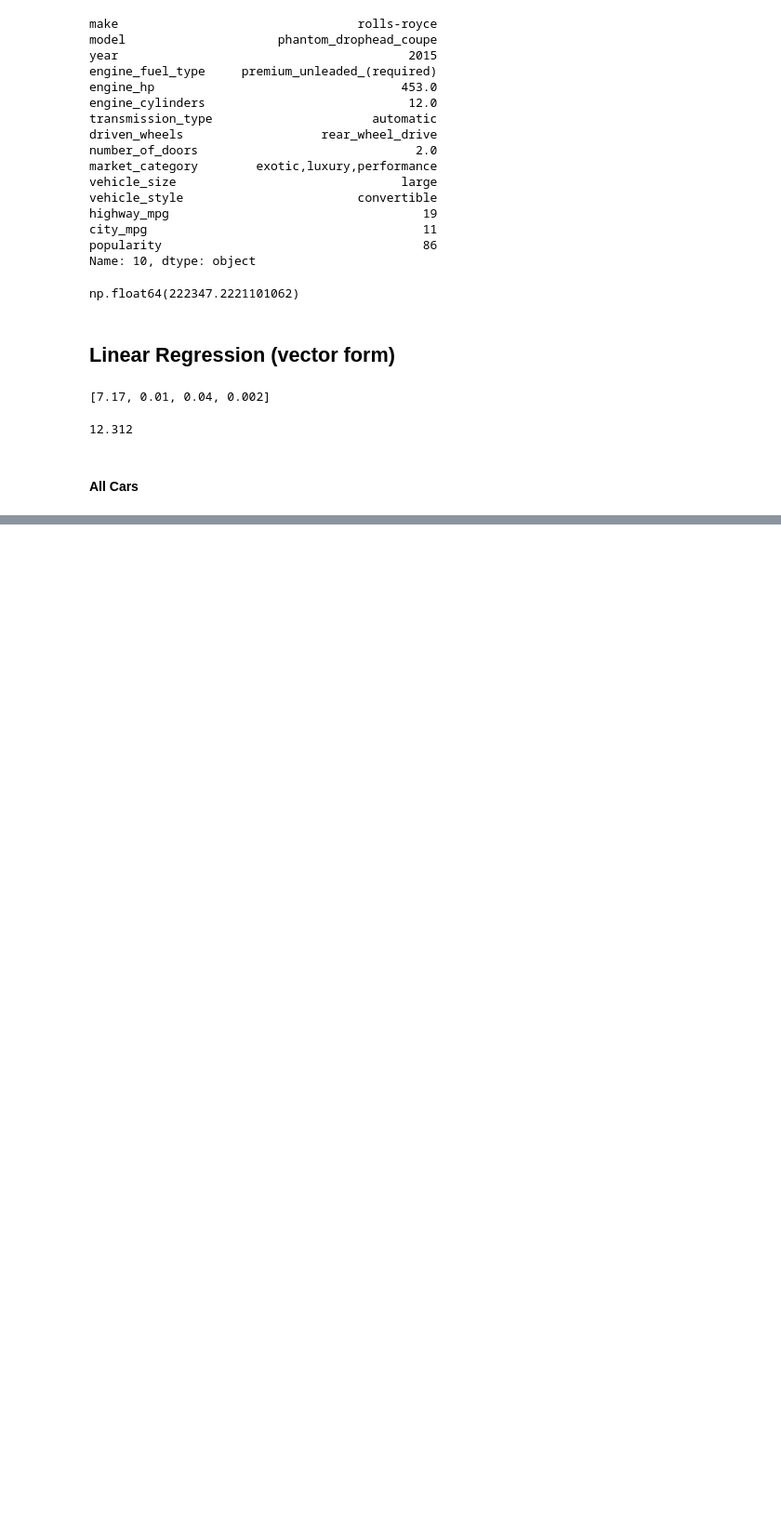
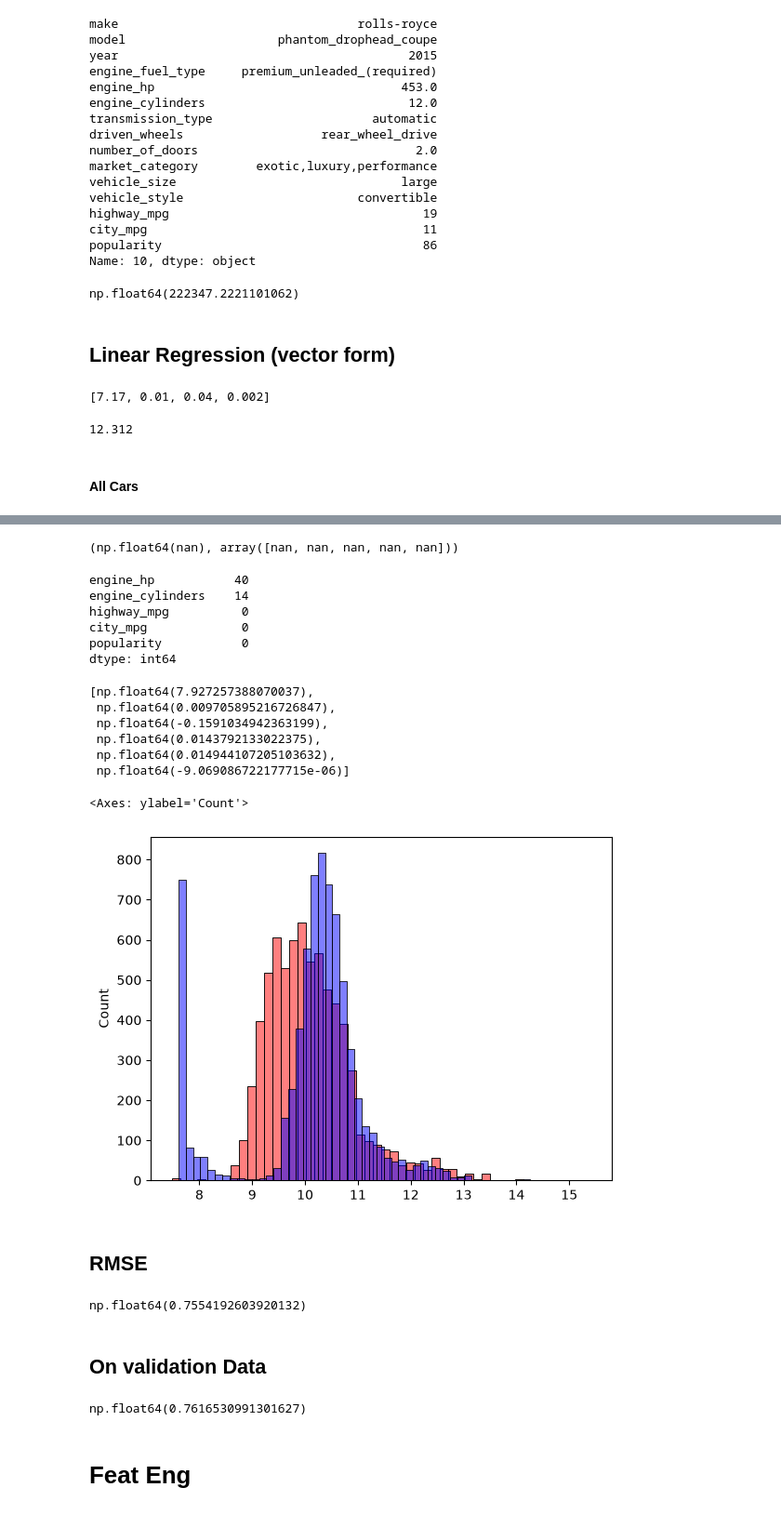
Before and after one commit to mohamadkadori/ML-zoomcamp, a Jupyter notebook: module2/car-price-1.ipynb, the cells around one changed output, grey strips where cells are left out. Shown at 93% size. Drawn from its saved outputs; the diff is of its cells as text; code cells hidden in the pictures; blank space fills up the shorter version.

```diff
--- a/module2/car-price.ipynb
+++ b/module2/car-price-1.ipynb
@@ -214,0 +250,2 @@ def linear_regression_matrix(X):
+# %%
+base = ['engine_hp', 'engine_cylinders', 'highway_mpg', 'city_mpg', 'popularity']
@@ -214,0 +265,67 @@ def linear_regression_matrix(X):
+# %%
+w0, w = train_linear_regression(X_train, y_train)
+w0,w
+# %% [output]
+(np.float64(nan), array([nan, nan, nan, nan, nan]))
+# %%
+df_train[base].isnull().sum()
+# %% [output]
+engine_hp           40
+engine_cylinders    14
+highway_mpg          0
+city_mpg             0
+popularity           0
+dtype: int64
+# %%
+X_train = df_train[base].fillna(0).values
+# %%
+w0, w = train_linear_regression(X_train, y_train)
+w_new = [w0] + list(w)
+w_new
+# %% [output]
+[np.float64(7.927257388070037),
+ np.float64(0.009705895216726847),
+ np.float64(-0.1591034942363199),
+ np.float64(0.0143792133022375),
+ np.float64(0.014944107205103632),
+ np.float64(-9.069086722177715e-06)]
+# %%
+y_pred = linear_regression_matrix(X_train, w_new)
+# %%
+sns.histplot(y_pred, bins=50, alpha=0.5, label='predicted', color='red')
+sns.histplot(y_train, bins=50, alpha=0.5, label='actual', color='blue')
+# %% [output]
+<Axes: ylabel='Count'>
+[figure, added]
+# %% [markdown]
+## RMSE
+# %%
+def rmse(y, y_pred):
+    error = y - y_pred
+    se = error ** 2
+    mse = se.mean()
+    rmse = np.sqrt(mse)
+    return rmse
+
+rmse(y_train, y_pred)
+# %% [output]
+np.float64(0.7554192603920132)
+# %% [markdown]
+## On validation Data
+# %%
+def prepare_X(df):
+    df_num = df[base]
+    df_num = df_num.fillna(0)
+    X = df_num.values
+    return X
+
+X_train = prepare_X(df_train)
+w0, w = train_linear_regression(X_train, y_train)
+
+X_val = prepare_X(df_val)
+y_pred = w0 + X_val.dot(w)
+rmse(y_val, y_pred)
+# %% [output]
+np.float64(0.7616530991301627)
+# %% [markdown]
+# Feat  Eng
```
Also changed, not shown: parts of 24 cells of this notebook, 2 other files.
